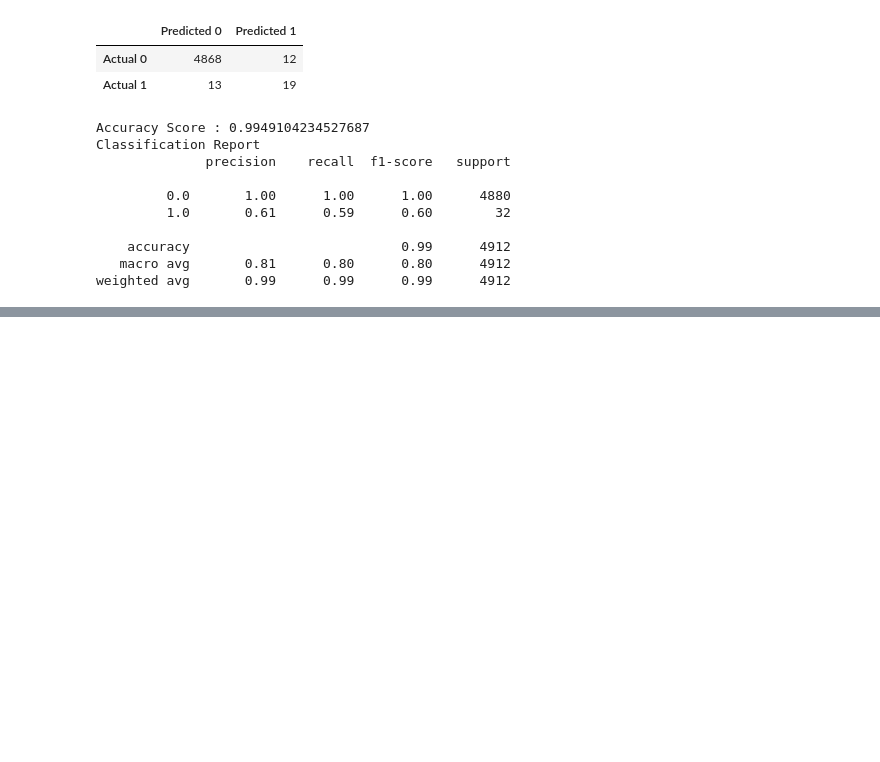
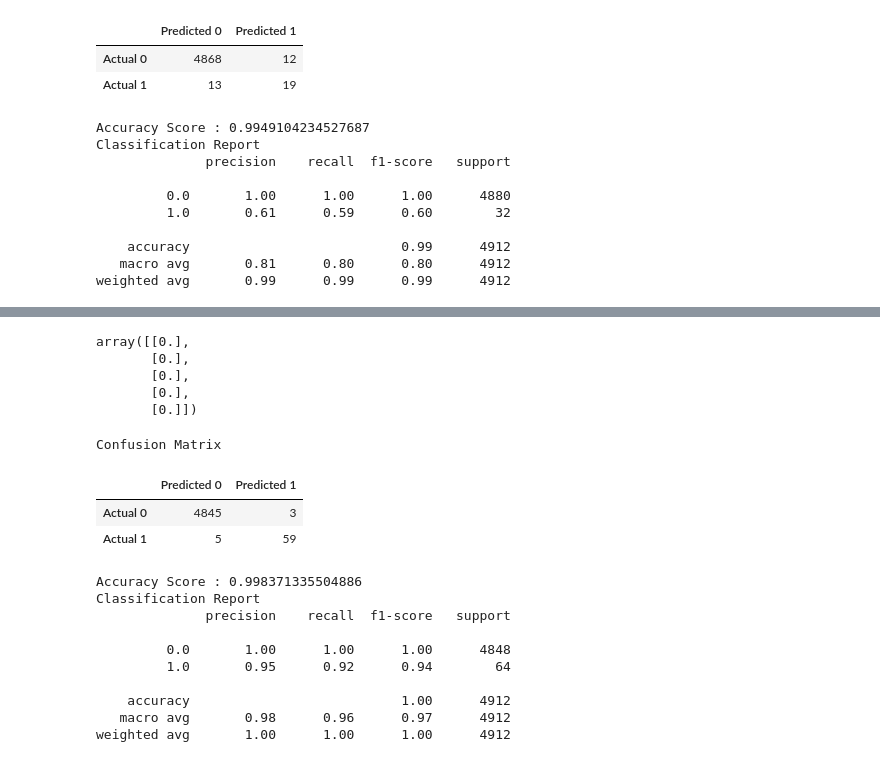
Before and after one commit to AForbis/Bootcamp_Final_Project, a Jupyter notebook: final_project_segment.ipynb, the cells around one changed output, grey strips where cells are left out. Saved outputs shown, nothing was run; the diff lists cells and outputs as text; code cells hidden in the pictures; blank space fills up the shorter version.

```diff
--- a/final_project_segment.ipynb
+++ b/final_project_segment.ipynb
@@ -227,0 +254,8 @@ weighted avg       0.99      0.99      0.99      4912
+# %%
+###MACHINE LEARNING FOR GUARD
+
+Season_Stats_ML_DF[:] = np.nan_to_num(Season_Stats_ML_DF)
+
+#X = Season_Stats_ML_DF_loans.copy()
+X = Season_Stats_ML_DF.drop("AllNBA_Guard", axis=1)
+X.head()
@@ -227,0 +270,9 @@ weighted avg       0.99      0.99      0.99      4912
+# %%
+y = Season_Stats_ML_DF["AllNBA_Guard"].values.reshape(-1, 1)
+y[:5]
+# %% [output]
+array([[0.],
+       [0.],
+       [0.],
+       [0.],
+       [0.]])
@@ -227,0 +320,22 @@ weighted avg       0.99      0.99      0.99      4912
+# %%
+# Displaying results
+print("Confusion Matrix")
+display(cm_df)
+print(f"Accuracy Score : {acc_score}")
+print("Classification Report")
+print(classification_report(y_test, predictions))
+# %% [output]
+Confusion Matrix
+|  | Predicted 0 | Predicted 1 |
+| Actual 0 | 4845 | 3 |
+| Actual 1 | 5 | 59 |
+Accuracy Score : 0.998371335504886
+Classification Report
+              precision    recall  f1-score   support
+
+         0.0       1.00      1.00      1.00      4848
+         1.0       0.95      0.92      0.94        64
+
+    accuracy                           1.00      4912
+   macro avg       0.98      0.96      0.97      4912
+weighted avg       1.00      1.00      1.00      4912
```
Also changed, not shown: parts of 8 cells of this notebook.
